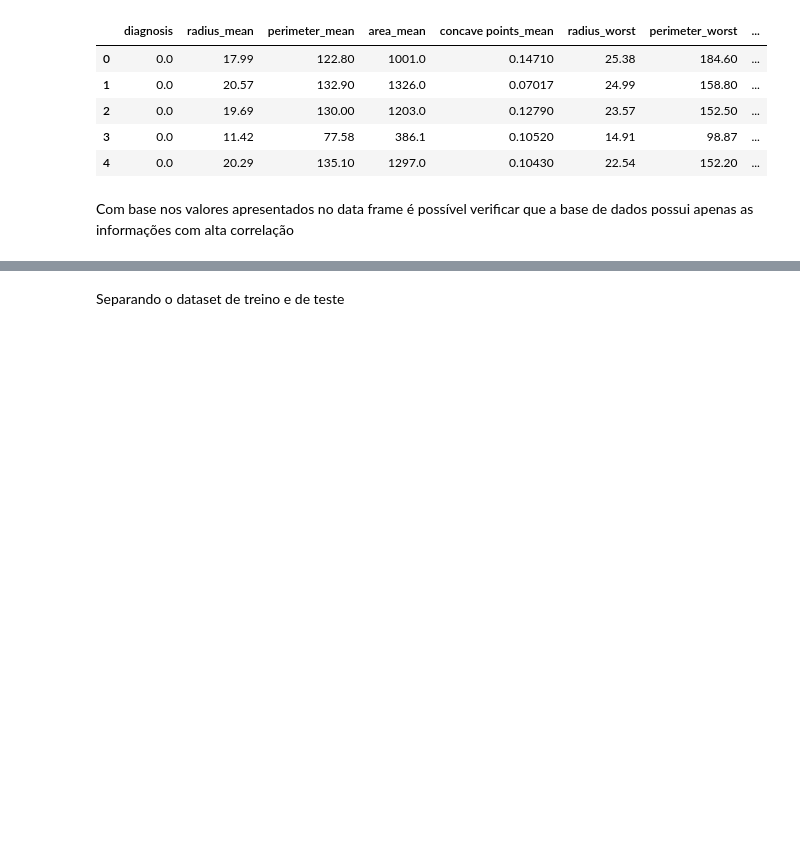
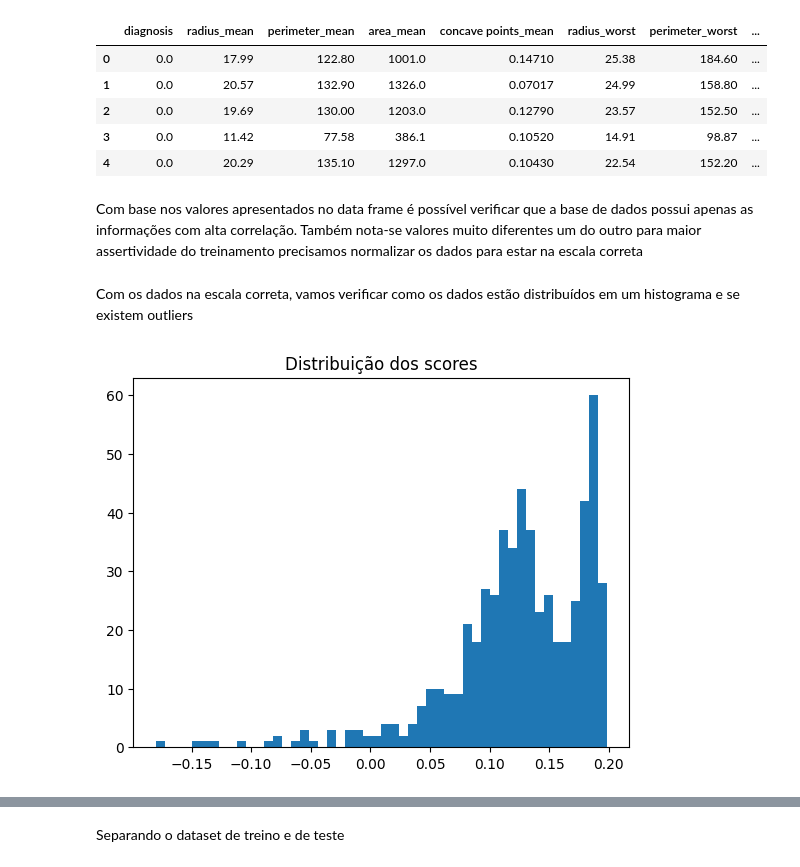
Before and after one commit to hiroshisilva/TechChalenge-FIAP-IA-01, a Jupyter notebook: Tech_chalenge.ipynb, the cells around one changed output, grey strips where cells are left out. Cells and saved outputs as stored; diff of their text form; code cells hidden in the pictures; blank space fills up the shorter version.

```diff
--- a/Tech_chalenge.ipynb
+++ b/Tech_chalenge.ipynb
@@ -166,4 +149,4 @@ dfHighCorrelation.head()
 | 3 | 0.0 | 11.42 | 77.58 | 386.1 | 0.10520 | 14.91 | 98.87 | ... |
 | 4 | 0.0 | 20.29 | 135.10 | 1297.0 | 0.10430 | 22.54 | 152.20 | ... |
 # %% [markdown]
-Com base nos valores apresentados no data frame é possível verificar que a base de dados possui apenas as informações com alta correlação
+Com base nos valores apresentados no data frame é possível verificar que a base de dados possui apenas as informações com alta correlação. Também nota-se valores muito diferentes um do outro para maior assertividade do treinamento precisamos normalizar os dados para estar na escala correta
@@ -172,0 +153,24 @@ y = dfHighCorrelation['diagnosis']
+# %%
+scaler = StandardScaler()
+# remove coluna diagnosis para ajustar escala dos valores das demais colunas
+columnsWithoutDiagnosis = columns[1:]
+values = dfHighCorrelation[columnsWithoutDiagnosis].values
+values = scaler.fit_transform(values)
+
+# cria o DataFrame com a coluna diagnosis e os valores na escala padrão
+dfScaled = pd.DataFrame(data = values, columns=columnsWithoutDiagnosis)
+target = pd.Series(dfHighCorrelation['diagnosis'], name='diagnosis')
+dfScaled = pd.concat([dfScaled, target], axis=1)
+# %% [markdown]
+Com os dados na escala correta, vamos verificar como os dados estão distribuídos em um histograma e se existem outliers
+# %%
+model = IsolationForest(contamination=0.04, random_state=42)
+dfScaled['outlier'] = model.fit_predict(dfScaled[columns])
+
+scores = model.decision_function(dfScaled[columns])
+
+plt.hist(scores, bins=50)
+plt.title("Distribuição dos scores")
+plt.show()
+# %% [output]
+[figure, added]
```
Also changed, not shown: parts of 22 cells of this notebook.
